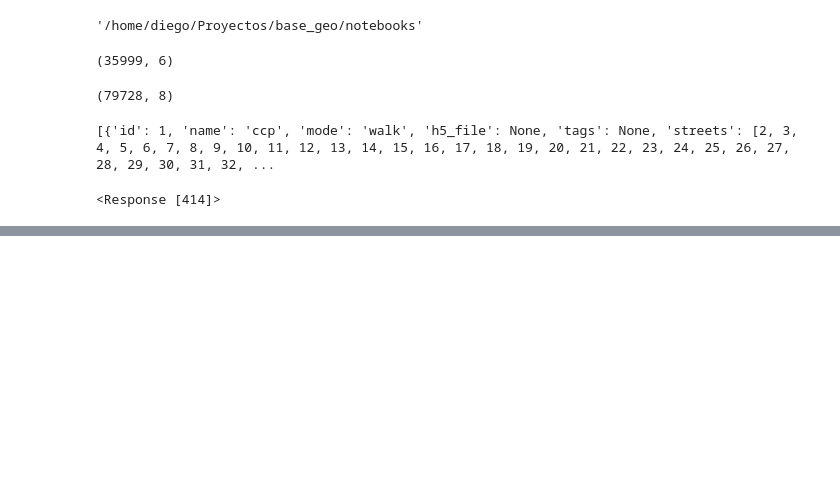
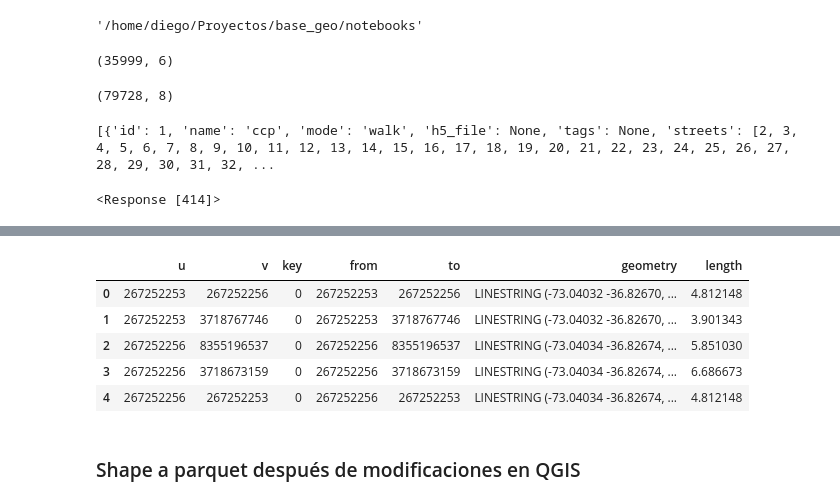
Before and after one commit to diegoalrv/clbb-apio, a Jupyter notebook: notebooks/road_network.ipynb, the cells around one changed output, grey strips where cells are left out. Saved outputs shown, nothing was run; the diff lists cells and outputs as text; code cells hidden in the pictures; blank space fills up the shorter version.

```diff
--- a/notebooks/road_network.ipynb
+++ b/notebooks/road_network.ipynb
@@ -137,0 +167,35 @@ mapa
+# %%
+import pandas as pd
+import geopandas as gpd
+from shapely.geometry import Point, LineString
+
+# Asumiendo que network es tu objeto de red Pandana cargado
+nodes_df = pd.DataFrame({
+    'id': network.nodes_df.index,  # Asegúrate de que 'id' sea el índice de tus nodos
+    'x': network.nodes_df['x'],
+    'y': network.nodes_df['y']
+})
+
+edges_df = pd.DataFrame({
+    'from': network.edges_df['from'],
+    'to': network.edges_df['to']
+})
+
+# Crea GeoDataFrame para nodos
+gdf_nodes = gpd.GeoDataFrame(nodes_df, geometry=[Point(xy) for xy in zip(nodes_df.x, nodes_df.y)], crs="EPSG:4326")
+# %%
+# Función para obtener la geometría de línea de cada arista
+def get_line_geometry(row, gdf_nodes):
+    from_point = gdf_nodes.loc[row['from']].geometry
+    to_point = gdf_nodes.loc[row['to']].geometry
+    return LineString([from_point, to_point])
+
+# Aplicar la función para crear geometrías de línea
+edges_df['geometry'] = edges_df.apply(get_line_geometry, axis=1, gdf_nodes=gdf_nodes)
+
+# Crear GeoDataFrame para aristas
+gdf_edges = gpd.GeoDataFrame(edges_df, geometry='geometry', crs="EPSG:4326")
+# %%
+gdf_edges.to_crs(32718, inplace=True)
+gdf_edges['length'] = gdf_edges['geometry'].length
+gdf_edges.to_crs(4326, inplace=True)
@@ -137,0 +204,2 @@ mapa
+# %%
+gdf_edges.reset_index(inplace=True)
@@ -137,0 +238,9 @@ mapa
+# %%
+gdf_edges.head()
+# %% [output]
+|  | u | v | key | from | to | geometry | length |
+| 0 | 267252253 | 267252256 | 0 | 267252253 | 267252256 | LINESTRING (-73.04032 -36.82670, ... | 4.812148 |
+| 1 | 267252253 | 3718767746 | 0 | 267252253 | 3718767746 | LINESTRING (-73.04032 -36.82670, ... | 3.901343 |
+| 2 | 267252256 | 8355196537 | 0 | 267252256 | 8355196537 | LINESTRING (-73.04034 -36.82674, ... | 5.851030 |
+| 3 | 267252256 | 3718673159 | 0 | 267252256 | 3718673159 | LINESTRING (-73.04034 -36.82674, ... | 6.686673 |
+| 4 | 267252256 | 267252253 | 0 | 267252256 | 267252253 | LINESTRING (-73.04034 -36.82674, ... | 4.812148 |
@@ -137,0 +254,2 @@ mapa
+# %% [markdown]
+### Shape a parquet después de modificaciones en QGIS
```
Also changed, not shown: parts of 14 cells of this notebook, 6 other files.
